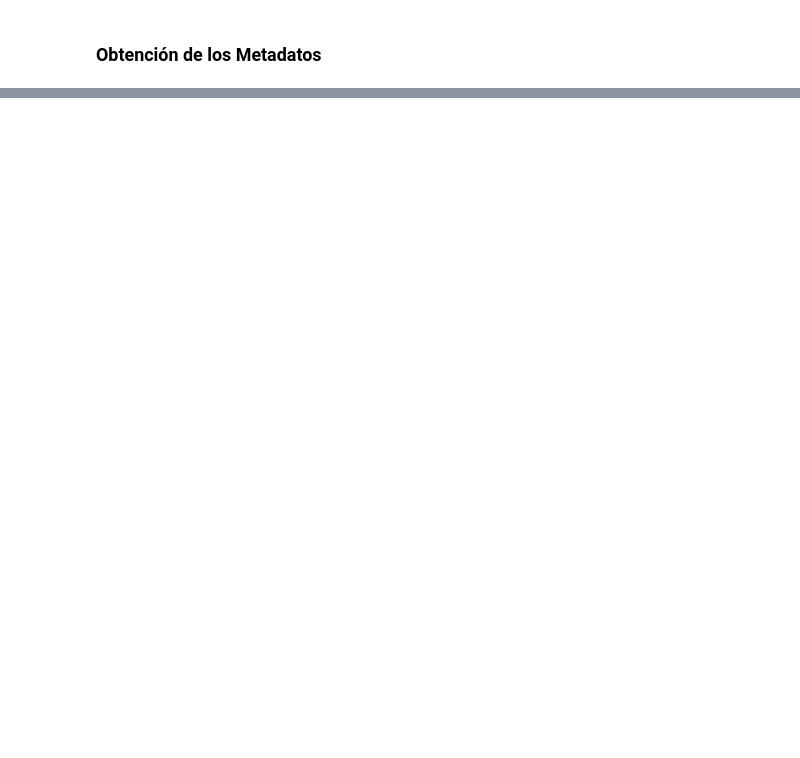
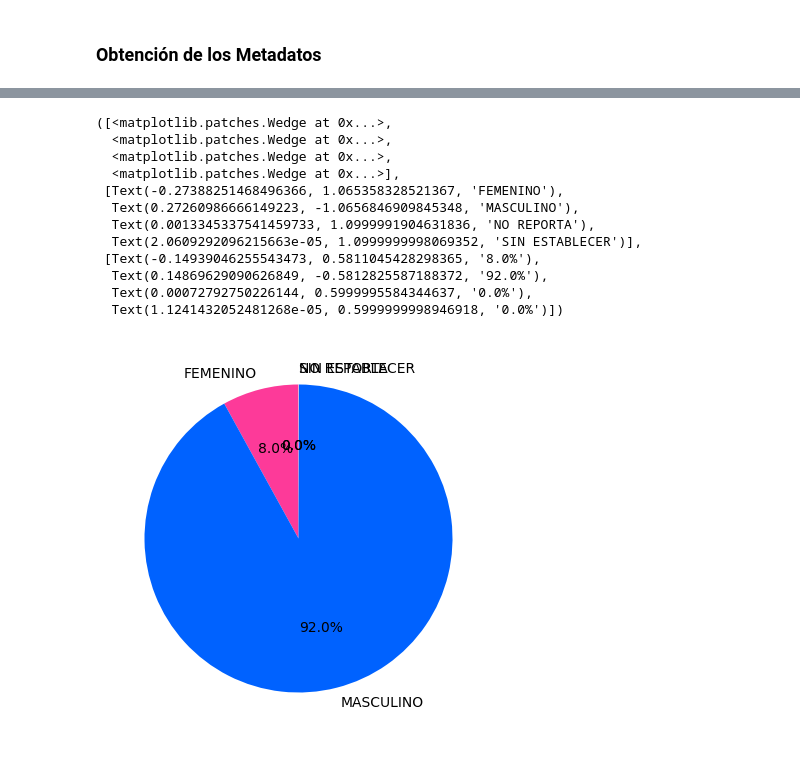
Before and after one commit to deleonray314/ML-Homicidios, a Jupyter notebook: notebooks/EDA.ipynb, the cells around one changed output, grey strips where cells are left out. Drawn from its saved outputs; the diff is of its cells as text; code cells hidden in the pictures; blank space fills up the shorter version.

```diff
--- a/notebooks/EDA.ipynb
+++ b/notebooks/EDA.ipynb
@@ -261,0 +183,23 @@ Name: cantidad, dtype: float64
+# %%
+# Diccionario con cósigos hexadeciamles utilizados en las gráficas
+
+colores_sexo = {
+    'MASCULINO': '#0062FF',
+    'FEMENINO': '#FD3A99',
+    'NO REPORTA': '#E6E6E6',
+    'SIN ESTABLECER': '#E6E6E6'
+}
+
+colores_zona = {
+    'URBANA': '#FFD700',  # Un dorado/amarillo vibrante (contrasta bien sobre negro)
+    'RURAL': '#2ECC71'    # Un verde esmeralda (asociativo a lo rural y distinto a los otros colores)
+}
+# %%
+#  se crea sub df de la cantidad de homicidios por sexo.
+df_sexo = df[['sexo','total_homicidios']].copy()
+df_sexo_agrupado = (
+    df_sexo
+    .groupby(['sexo'])
+    .sum()
+    .reset_index()
+)
@@ -261,0 +214,27 @@ Name: cantidad, dtype: float64
+# %%
+# Lista de colores ordenada
+colores_ordenados =  [colores_sexo.get(nombre) for nombre in df_sexo_agrupado['sexo']]
+# Se Visualizan los datos a través de un pie chart
+plt.figure(figsize=(10,5))
+
+plt.pie(
+    df_sexo_agrupado['total_homicidios'],
+    labels=df_sexo_agrupado['sexo'],
+    autopct='%1.1f%%',
+    colors=colores_ordenados,
+    startangle=90
+)
+# %% [output]
+([<matplotlib.patches.Wedge at 0x...>,
+  <matplotlib.patches.Wedge at 0x...>,
+  <matplotlib.patches.Wedge at 0x...>,
+  <matplotlib.patches.Wedge at 0x...>],
+ [Text(-0.27388251468496366, 1.065358328521367, 'FEMENINO'),
+  Text(0.27260986666149223, -1.0656846909845348, 'MASCULINO'),
+  Text(0.0013345337541459733, 1.0999991904631836, 'NO REPORTA'),
+  Text(2.0609292096215663e-05, 1.0999999998069352, 'SIN ESTABLECER')],
+ [Text(-0.14939046255543473, 0.5811045428298365, '8.0%'),
+  Text(0.14869629090626849, -0.5812825587188372, '92.0%'),
+  Text(0.00072792750226144, 0.5999995584344637, '0.0%'),
+  Text(1.1241432052481268e-05, 0.5999999998946918, '0.0%')])
+[figure, added]
```
Also changed, not shown: parts of 25 cells of this notebook, 8 other files.
